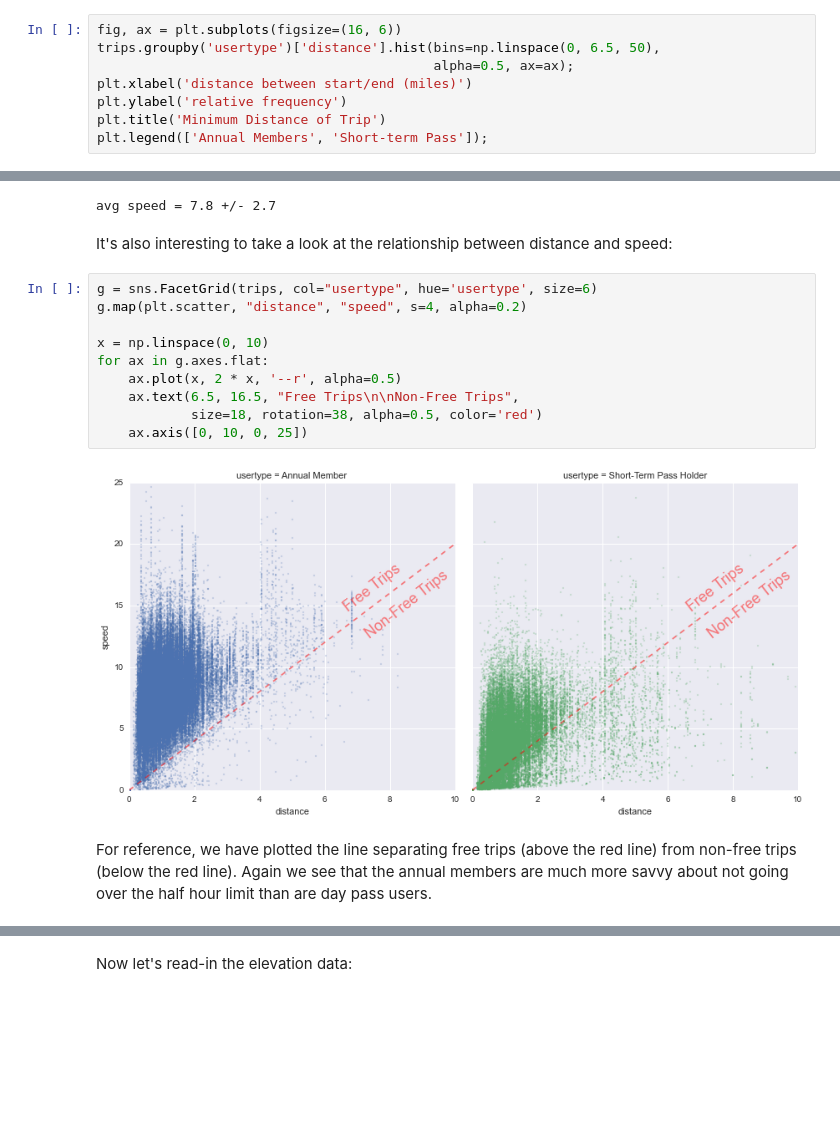
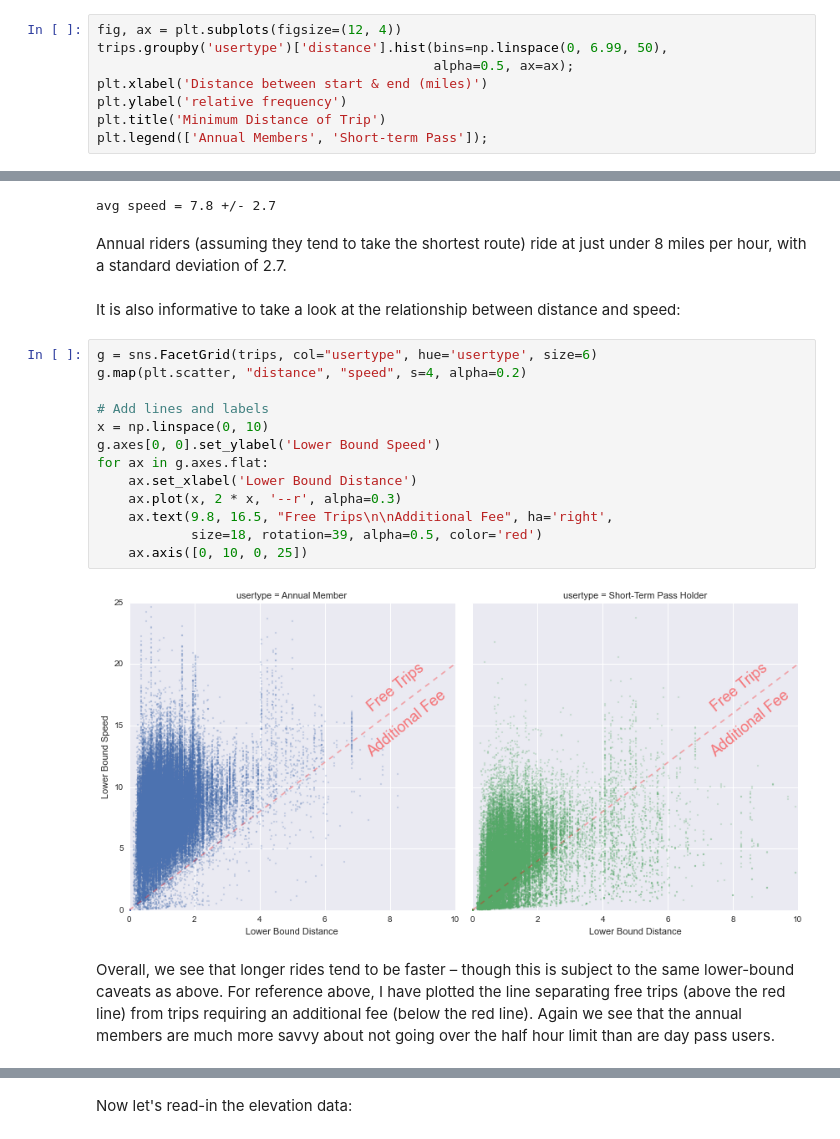
Before and after one commit to jakevdp/ProntoData, a Jupyter notebook: ProntoData.ipynb, the cells around one changed output, grey strips where cells are left out. Drawn from its saved outputs; the diff is of its cells as text; blank space fills up the shorter version.

```diff
--- a/ProntoData.ipynb
+++ b/ProntoData.ipynb
@@ -196,8 +243,8 @@ trips = trips.join(stacked, on=['from_station_id', 'to_station_id'])
 # %%
-fig, ax = plt.subplots(figsize=(16, 6))
-trips.groupby('usertype')['distance'].hist(bins=np.linspace(0, 6.5, 50),
+fig, ax = plt.subplots(figsize=(12, 4))
+trips.groupby('usertype')['distance'].hist(bins=np.linspace(0, 6.99, 50),
                                            alpha=0.5, ax=ax);
-plt.xlabel('distance between start/end (miles)')
+plt.xlabel('Distance between start & end (miles)')
 plt.ylabel('relative frequency')
 plt.title('Minimum Distance of Trip')
 plt.legend(['Annual Members', 'Short-term Pass']);
@@ -228,22 +280,28 @@ speed = trips.query('usertype == "Annual Member" & speed > 0').speed
 print("avg speed = {0:.1f} +/- {1:.1f}".format(speed.mean(), speed.std()))
 # %% [output]
 avg speed = 7.8 +/- 2.7
+# %% [markdown]
+Annual riders (assuming they tend to take the shortest route) ride at just under 8 miles per hour, with a standard deviation of 2.7.
 # %% [markdown]
-It's also interesting to take a look at the relationship between distance and speed:
+It is also informative to take a look at the relationship between distance and speed:
 # %%
 g = sns.FacetGrid(trips, col="usertype", hue='usertype', size=6)
 g.map(plt.scatter, "distance", "speed", s=4, alpha=0.2)
 
+# Add lines and labels
 x = np.linspace(0, 10)
+g.axes[0, 0].set_ylabel('Lower Bound Speed')
 for ax in g.axes.flat:
-    ax.plot(x, 2 * x, '--r', alpha=0.5)
-    ax.text(6.5, 16.5, "Free Trips\n\nNon-Free Trips",
-            size=18, rotation=38, alpha=0.5, color='red')
+    ax.set_xlabel('Lower Bound Distance')
+    ax.plot(x, 2 * x, '--r', alpha=0.3)
+    ax.text(9.8, 16.5, "Free Trips\n\nAdditional Fee", ha='right',
+            size=18, rotation=39, alpha=0.5, color='red')
     ax.axis([0, 10, 0, 25])
 # %% [output]
-[figure, old version]
+[figure, new version]
 # %% [markdown]
-For reference, we have plotted the line separating free trips (above the red line) from non-free trips (below the red line).
+Overall, we see that longer rides tend to be faster – though this is subject to the same lower-bound caveats as above.
+For reference above, I have plotted the line separating free trips (above the red line) from trips requiring an additional fee (below the red line).
 Again we see that the annual members are much more savvy about not going over the half hour limit than are day pass users.
 # %% [markdown]
 ## Trend with Elevation
```
Also changed, not shown: parts of 50 cells of this notebook.
